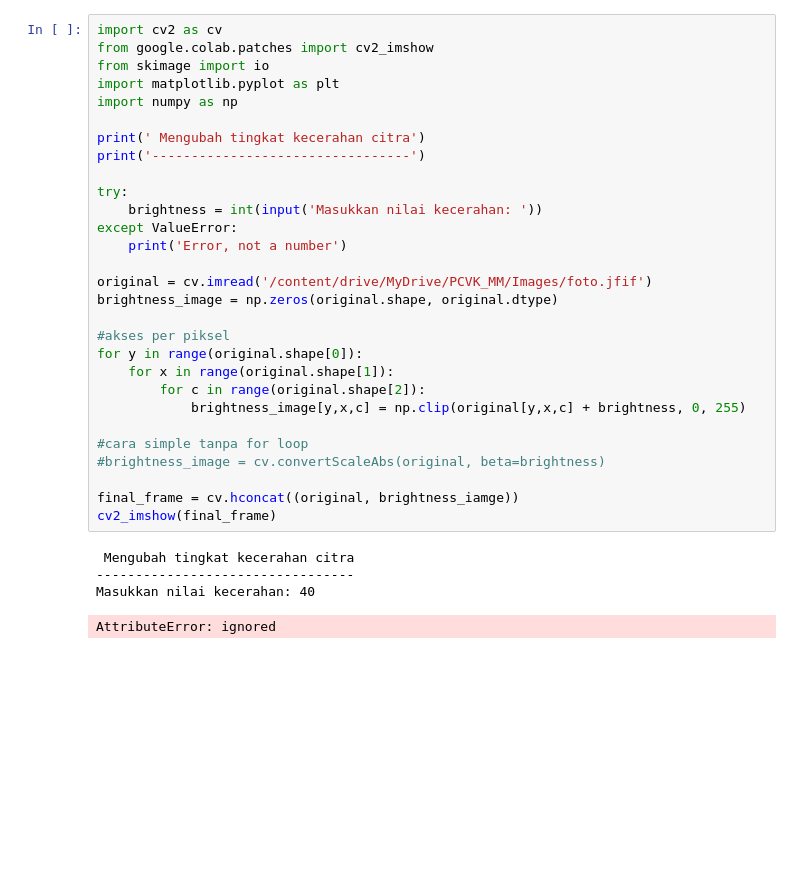
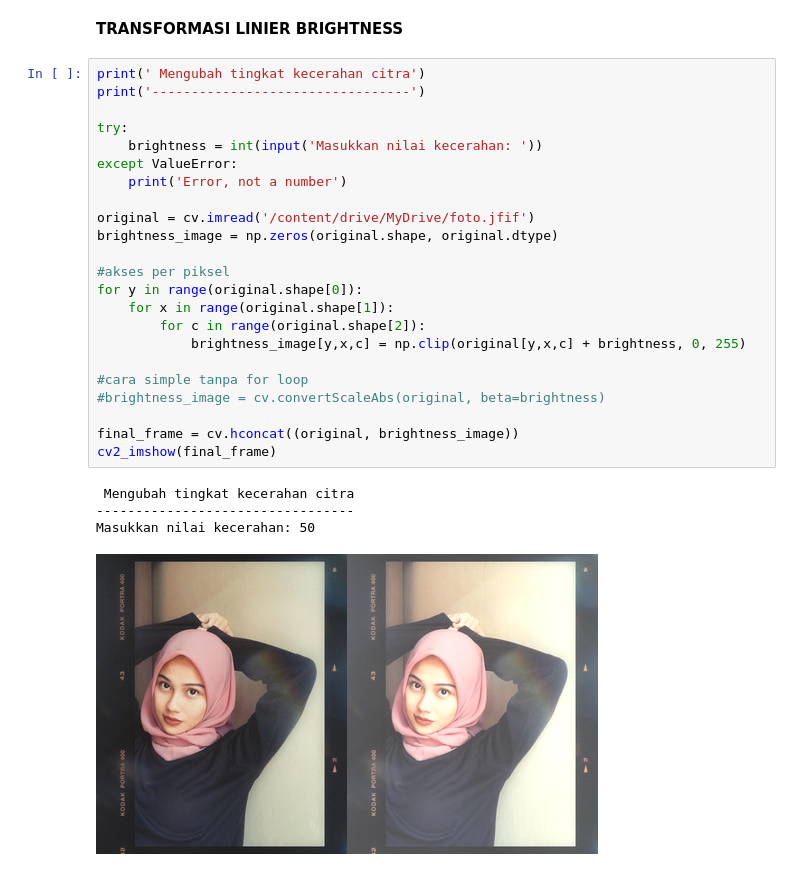
Before and after one commit to kevinaldyansyah/PCVK_Genap_2021, a Jupyter notebook: Week3.ipynb, the cells around one changed output. Drawn from its saved outputs; the diff is of its cells as text; blank space fills up the shorter version.

```diff
--- a/Week3.ipynb
+++ b/Week3.ipynb
@@ -9,34 +22,30 @@ Drive already mounted at /content/drive; to attempt to forcibly remount, call dr
+# %% [markdown]
+**TRANSFORMASI LINIER BRIGHTNESS**
 # %%
-import cv2 as cv
-from google.colab.patches import cv2_imshow
-from skimage import io
-import matplotlib.pyplot as plt
-import numpy as np
-
 print(' Mengubah tingkat kecerahan citra')
 print('---------------------------------')
 
 try:
     brightness = int(input('Masukkan nilai kecerahan: '))
 except ValueError:
     print('Error, not a number')
 
-original = cv.imread('/content/drive/MyDrive/PCVK_MM/Images/foto.jfif')
+original = cv.imread('/content/drive/MyDrive/foto.jfif')
 brightness_image = np.zeros(original.shape, original.dtype)
 
 #akses per piksel
 for y in range(original.shape[0]):
     for x in range(original.shape[1]):
         for c in range(original.shape[2]):
             brightness_image[y,x,c] = np.clip(original[y,x,c] + brightness, 0, 255)
 
 #cara simple tanpa for loop
 #brightness_image = cv.convertScaleAbs(original, beta=brightness)
 
-final_frame = cv.hconcat((original, brightness_iamge))
+final_frame = cv.hconcat((original, brightness_image))
 cv2_imshow(final_frame)
 # %% [output]
  Mengubah tingkat kecerahan citra
 ---------------------------------
-Masukkan nilai kecerahan: 40
+Masukkan nilai kecerahan: 50
-AttributeError: ignored
+[figure, added]
```
Also changed, not shown: parts of 12 cells of this notebook.
